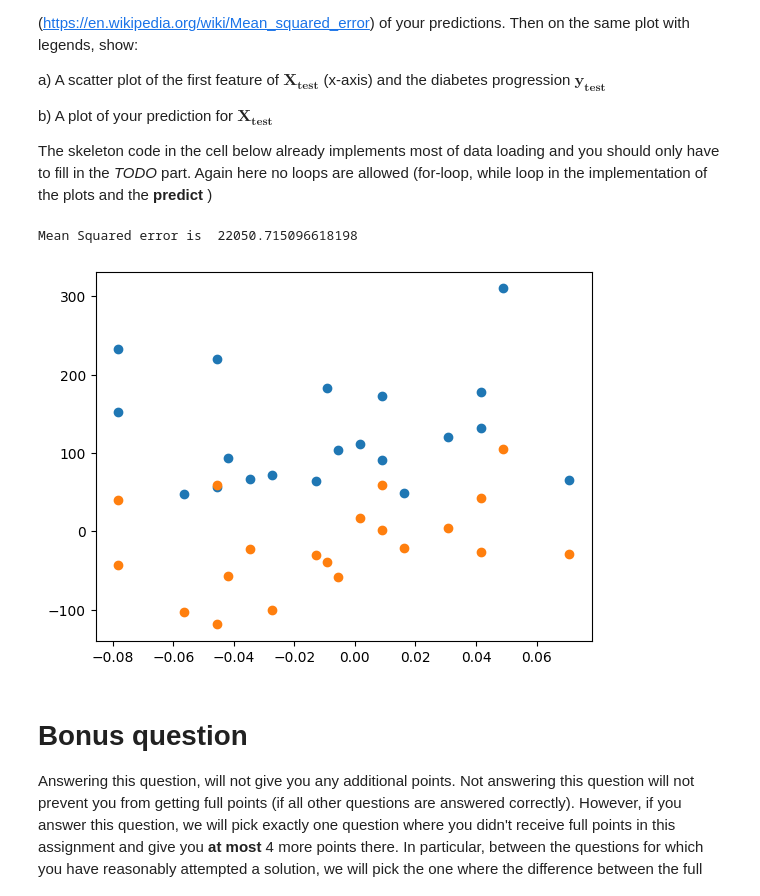
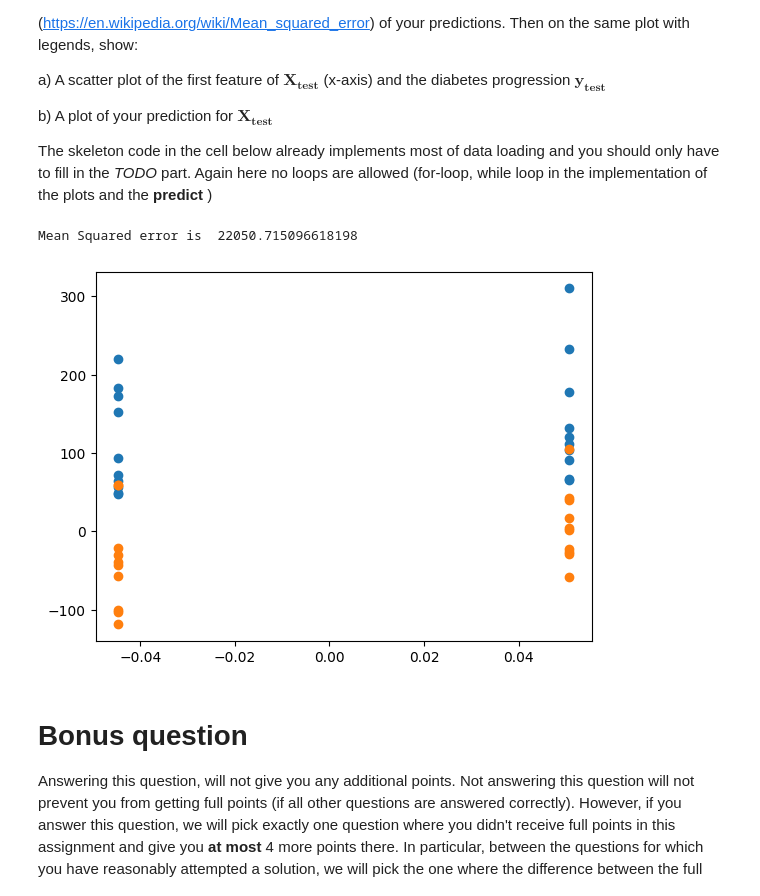
Before and after one commit to 1337Elm/TDA233, a Jupyter notebook: HW1_2024.ipynb, the cells around one changed output. Saved outputs shown, nothing was run; the diff lists cells and outputs as text; code cells hidden in the pictures.

```diff
--- a/HW1_2024.ipynb
+++ b/HW1_2024.ipynb
@@ -162,10 +162,10 @@ def predict(X_test, w):
 def plot_prediction(X_test, y_test, y_pred):
   """Function that plots the test data and prediction and calculates mean squared error and returns it"""
   # Scatter plot the first feature of X_test (x-axis) and y_test (y-axis)
-  plt.scatter(X_test[:,0],y_test)
+  plt.scatter(X_test[:,1],y_test)
 
   # Plot y_pred using the first feature of X_test as x-axis
-  plt.scatter(X_test[:,0],y_pred)
+  plt.scatter(X_test[:,1],y_pred)
 
   # Compute the mean squared error
   mean_squared_error = np.sum((y_test-y_pred)**2)*(1/len(y_test))
@@ -174,34 +174,34 @@ def plot_prediction(X_test, y_test, y_pred):
 # Load the diabetes dataset
 X, y = datasets.load_diabetes(return_X_y=True)
 
 #X = np.c_[np.ones(len(X)), X]
 # Split the dataset into training and test set
 num_test_elements = 20
 
 X_train = X[:-num_test_elements]
 X_test = X[-num_test_elements:]
 
 y_train = y[:-num_test_elements]
 y_test = y[-num_test_elements:]
 
 # Set alpha
 alpha = 0.01
 
 # Train using linear regression with regularization and find optimal model
 w = fit_linear_with_regularization(X_train, y_train, alpha)
 
 # Make predictions using the testing set X_test
 y_pred = predict(X_test, w)
 
 # Plots and mean squared error
 error = plot_prediction(X_test, y_test, y_pred)
 print('Mean Squared error is ', error)
 
 # Show the plot
 plt.show();
 # %% [output]
 Mean Squared error is  22050.715096618198
-[figure, old version]
+[figure, new version]
 # %% [markdown]
 # Bonus question
 
```
Also changed, not shown: 1 other file.
